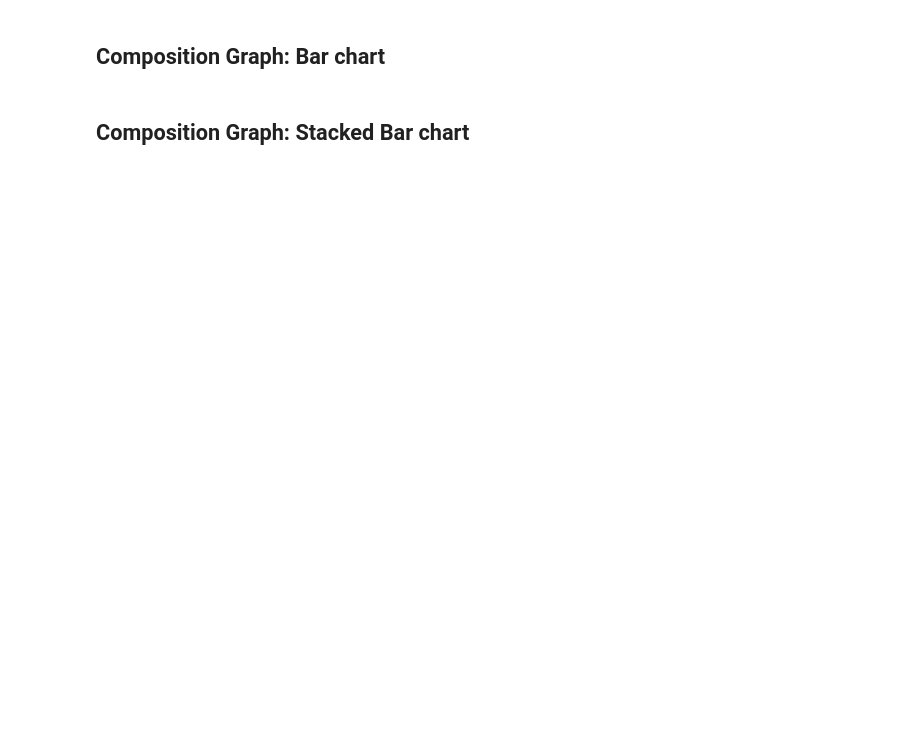
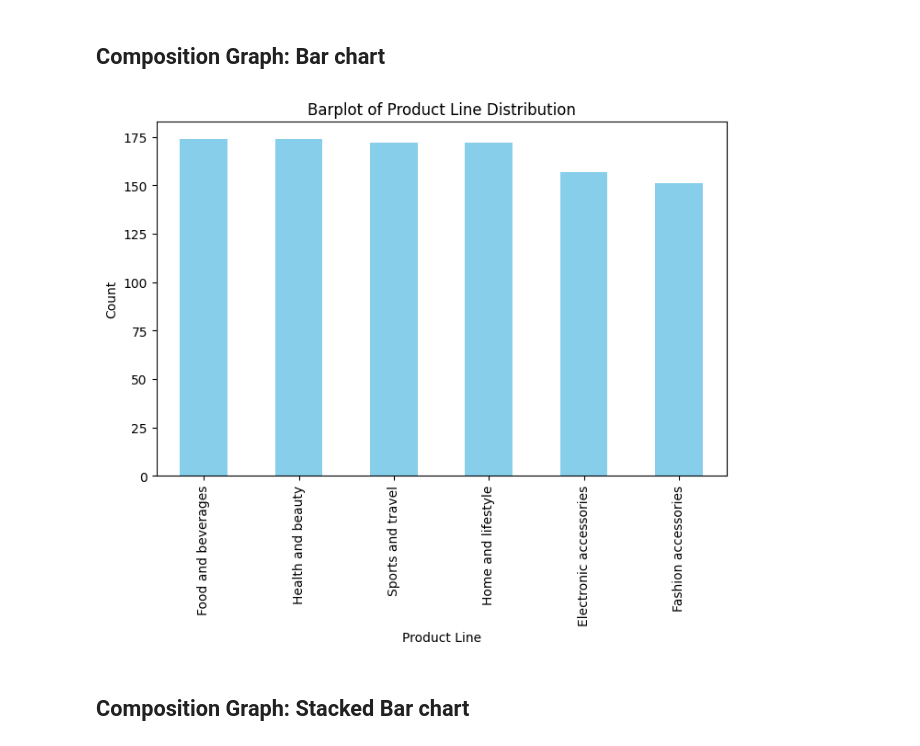
Before and after one commit to ibtissam09/Hands-on-Machine-Learning, a Jupyter notebook: Data Exploration/Python/03_02b.ipynb, the cells around one changed output. Saved outputs shown, nothing was run; the diff lists cells and outputs as text; code cells hidden in the pictures; blank space fills up the shorter version.

```diff
--- a/Data Exploration/Python/03_02b.ipynb
+++ b/Data Exploration/Python/03_02b.ipynb
@@ -25,4 +64,13 @@ Import libraries
 # %% [markdown]
 ## Composition Graph: Bar chart
+# %%
+plt.figure(figsize=(8, 5))
+supermarket_sales['Product line'].value_counts().plot(kind='bar', color='skyblue')
+plt.title('Barplot of Product Line Distribution')
+plt.ylabel('Count')
+plt.xlabel('Product Line')
+plt.show()
+# %% [output]
+[figure, added]
 # %% [markdown]
 ## Composition Graph: Stacked Bar chart
```
Also changed, not shown: parts of 8 cells of this notebook, 10 other files.
